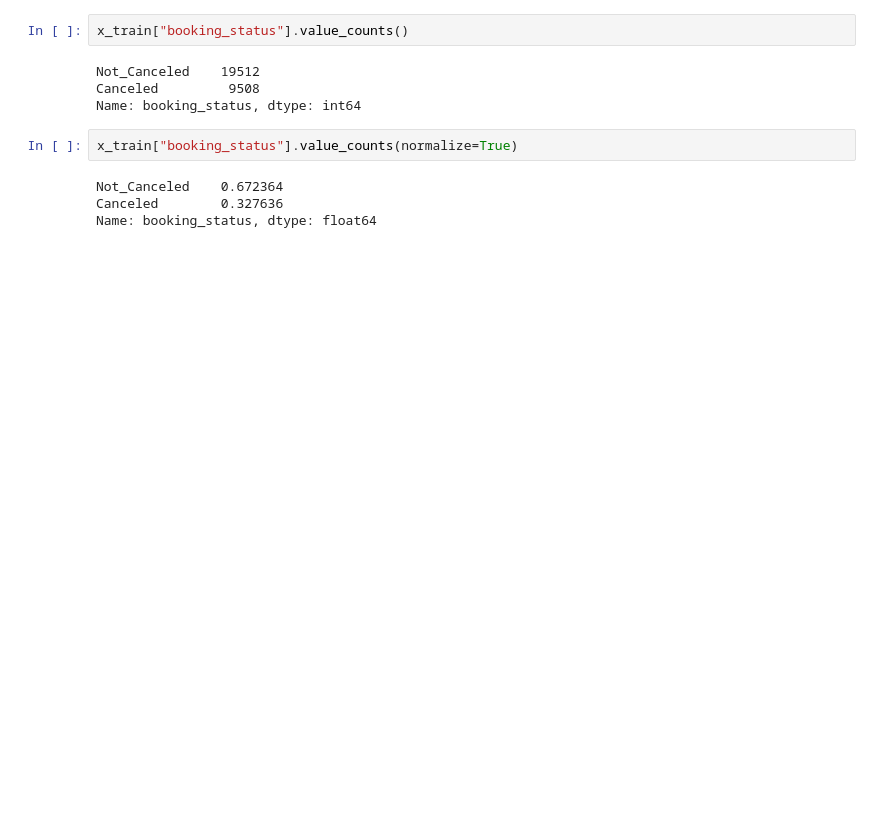
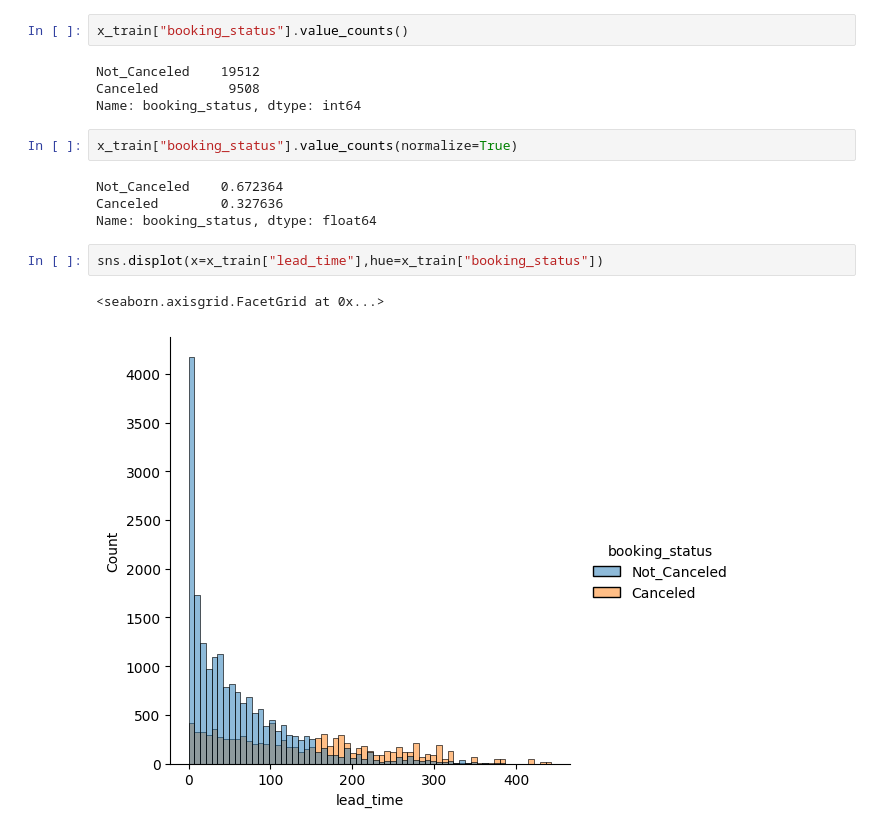
Before and after one commit to DhanushBharadwaj/hotel_reservation, a Jupyter notebook: eda.ipynb, the cells around one changed output. Cells and saved outputs as stored; diff of their text form; blank space fills up the shorter version.

```diff
--- a/eda.ipynb
+++ b/eda.ipynb
@@ -316,3 +331,8 @@ x_train["booking_status"].value_counts(normalize=True)
 Not_Canceled    0.672364
 Canceled        0.327636
 Name: booking_status, dtype: float64
+# %%
+sns.displot(x=x_train["lead_time"],hue=x_train["booking_status"])
+# %% [output]
+<seaborn.axisgrid.FacetGrid at 0x...>
+[figure, added]
```
Also changed, not shown: parts of 20 cells of this notebook, 1 other file.
